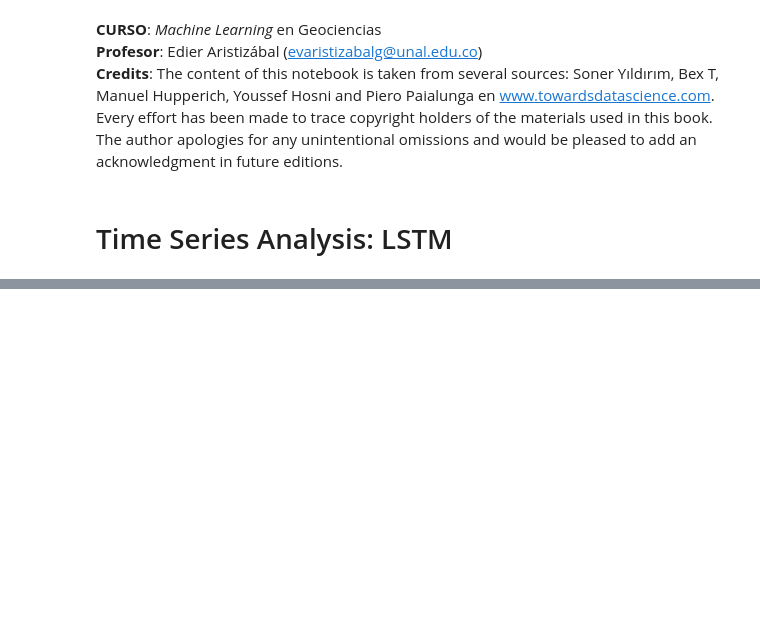
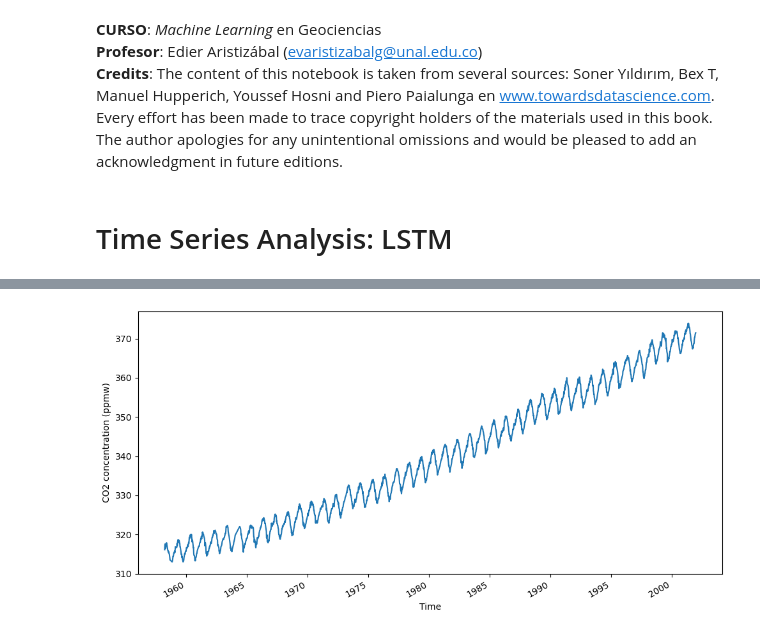
Before and after one commit to edieraristizabal/MachineLearning, a Jupyter notebook: NOTEBOOKS/22f_TimeSeries_LSTM.ipynb, the cells around one changed output, grey strips where cells are left out. Cells and saved outputs as stored; diff of their text form; code cells hidden in the pictures; blank space fills up the shorter version.

```diff
--- a/NOTEBOOKS/22f_TimeSeries_LSTM.ipynb
+++ b/NOTEBOOKS/22f_TimeSeries_LSTM.ipynb
@@ -31,0 +30,4 @@ Q.head()
+# %%
+Q = sm.datasets.co2.load_pandas().data
+Q = Q.interpolate()
+Q.head()
@@ -31,0 +41,9 @@ Q.head()
+# %%
+fig, ax = plt.subplots(figsize=(10, 5))
+ax.plot(Q['co2'])
+ax.set_xlabel('Time')
+ax.set_ylabel('CO2 concentration (ppmw)')
+fig.autofmt_xdate()
+plt.tight_layout()
+# %% [output]
+[figure, added]
```
Also changed, not shown: parts of 26 cells of this notebook, 2 other files.
